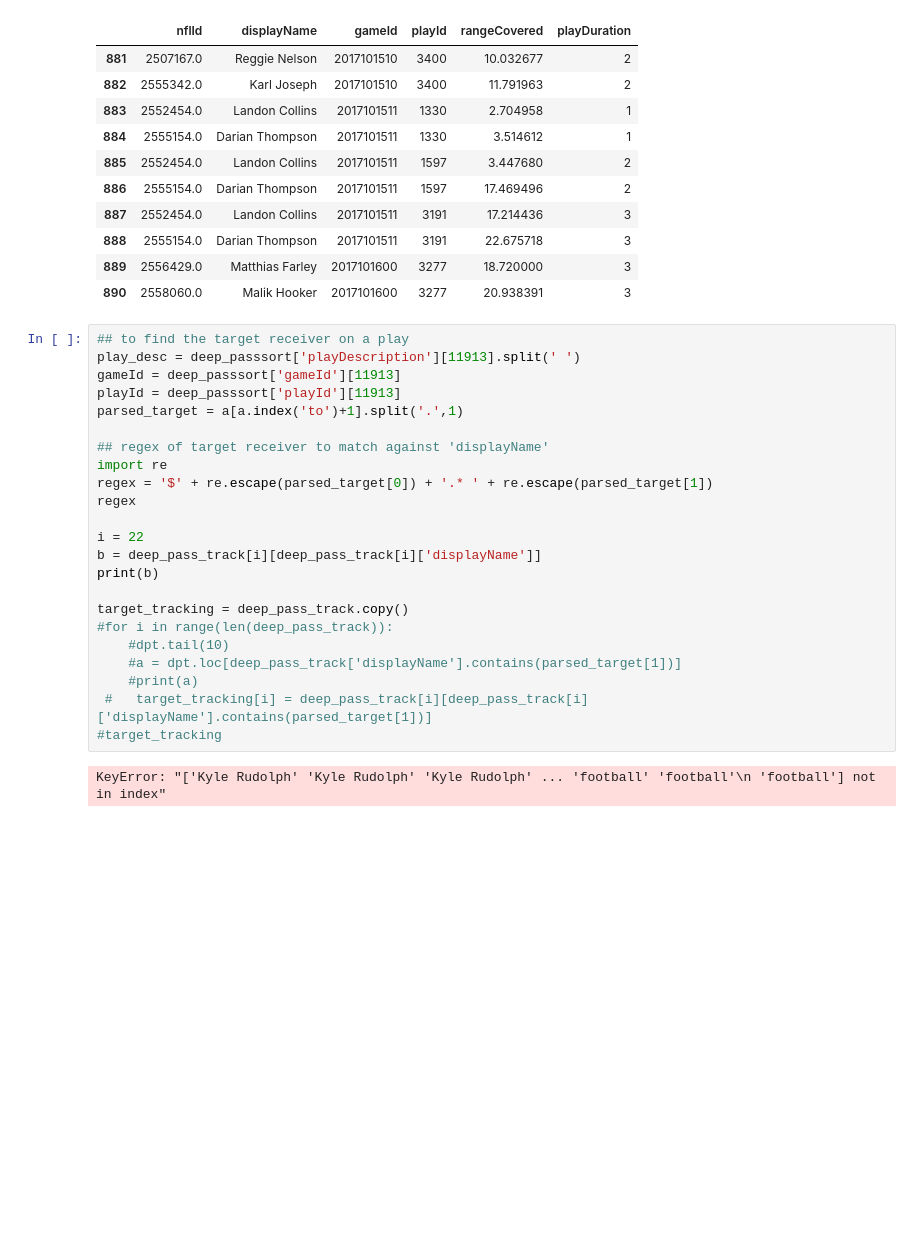
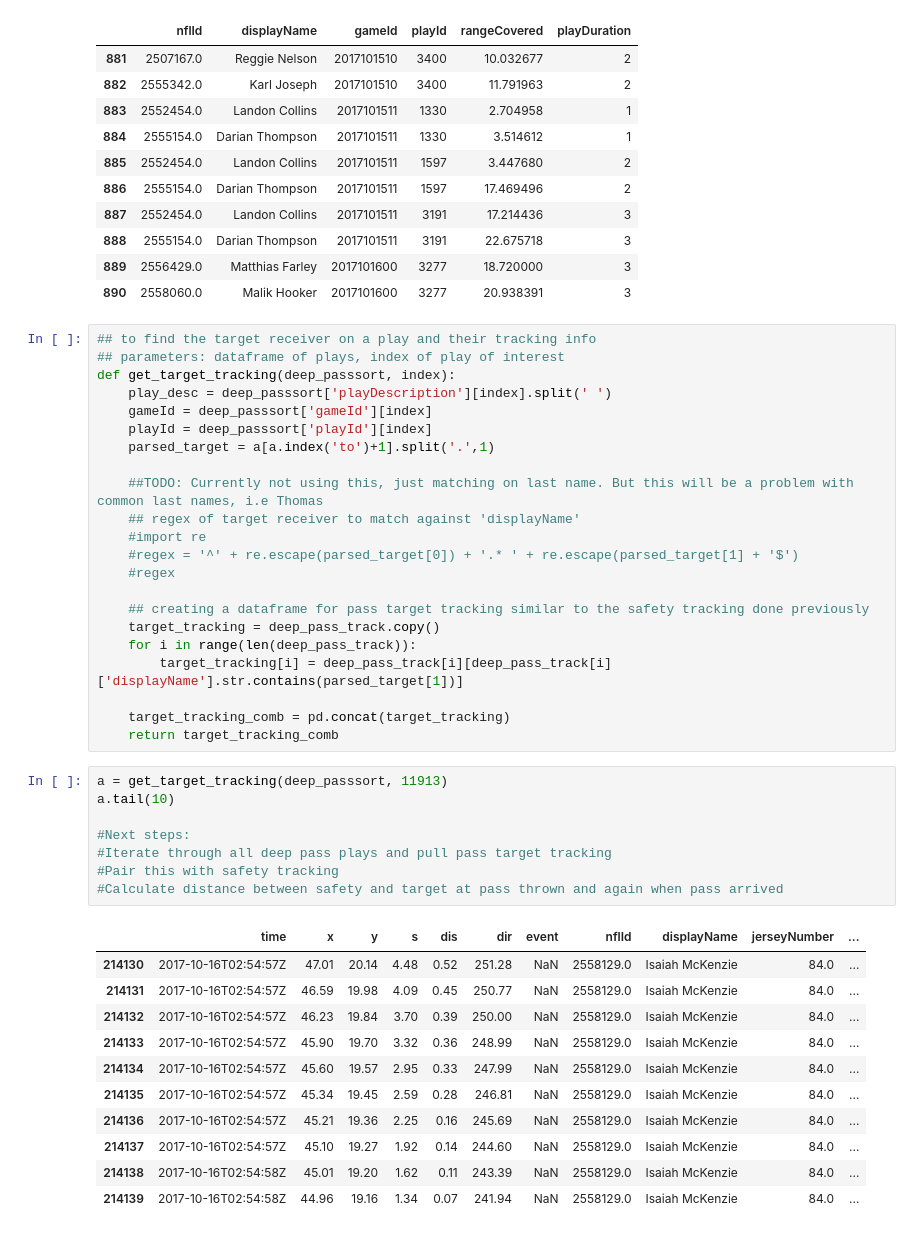
Before and after one commit to krao2018/nfl_bdb, a Jupyter notebook: safety_range.ipynb, the cells around one changed output. Cells and saved outputs as stored; diff of their text form; blank space fills up the shorter version.

Commit message:
Add files via upload
Obtained pass target tracking data

```diff
--- a/safety_range.ipynb
+++ b/safety_range.ipynb
@@ -175,27 +187,44 @@ safety_range.tail(10)
 | 889 | 2556429.0 | Matthias Farley | 2017101600 | 3277 | 18.720000 | 3 |
 | 890 | 2558060.0 | Malik Hooker | 2017101600 | 3277 | 20.938391 | 3 |
 # %%
-## to find the target receiver on a play
-play_desc = deep_passsort['playDescription'][11913].split(' ')
-gameId = deep_passsort['gameId'][11913]
-playId = deep_passsort['playId'][11913]
-parsed_target = a[a.index('to')+1].split('.',1)
+## to find the target receiver on a play and their tracking info
+## parameters: dataframe of plays, index of play of interest
+def get_target_tracking(deep_passsort, index):
+    play_desc = deep_passsort['playDescription'][index].split(' ')
+    gameId = deep_passsort['gameId'][index]
+    playId = deep_passsort['playId'][index]
+    parsed_target = a[a.index('to')+1].split('.',1)
 
-## regex of target receiver to match against 'displayName'
-import re
-regex = '$' + re.escape(parsed_target[0]) + '.* ' + re.escape(parsed_target[1])
-regex
+    ##TODO: Currently not using this, just matching on last name. But this will be a problem with common last names, i.e Thomas
+    ## regex of target receiver to match against 'displayName'
+    #import re
+    #regex = '^' + re.escape(parsed_target[0]) + '.* ' + re.escape(parsed_target[1] + '$')
+    #regex
 
-i = 22
-b = deep_pass_track[i][deep_pass_track[i]['displayName']]
-print(b)
+    ## creating a dataframe for pass target tracking similar to the safety tracking done previously
+    target_tracking = deep_pass_track.copy()
+    for i in range(len(deep_pass_track)):
+        target_tracking[i] = deep_pass_track[i][deep_pass_track[i]['displayName'].str.contains(parsed_target[1])]
 
-target_tracking = deep_pass_track.copy()
-#for i in range(len(deep_pass_track)):
-    #dpt.tail(10)
-    #a = dpt.loc[deep_pass_track['displayName'].contains(parsed_target[1])]
-    #print(a)
- #   target_tracking[i] = deep_pass_track[i][deep_pass_track[i]['displayName'].contains(parsed_target[1])]
-#target_tracking
+    target_tracking_comb = pd.concat(target_tracking)
+    return target_tracking_comb
-# %% [output]
-KeyError: "['Kyle Rudolph' 'Kyle Rudolph' 'Kyle Rudolph' ... 'football' 'football'\n 'football'] not in index"
+# %%
+a = get_target_tracking(deep_passsort, 11913)
+a.tail(10)
+
+#Next steps:
+#Iterate through all deep pass plays and pull pass target tracking
+#Pair this with safety tracking
+#Calculate distance between safety and target at pass thrown and again when pass arrived
+# %% [output]
+|  | time | x | y | s | dis | dir | event | nflId | displayName | jerseyNumber | ... |
+| 214130 | 2017-10-16T02:54:57Z | 47.01 | 20.14 | 4.48 | 0.52 | 251.28 | NaN | 2558129.0 | Isaiah McKenzie | 84.0 | ... |
+| 214131 | 2017-10-16T02:54:57Z | 46.59 | 19.98 | 4.09 | 0.45 | 250.77 | NaN | 2558129.0 | Isaiah McKenzie | 84.0 | ... |
+| 214132 | 2017-10-16T02:54:57Z | 46.23 | 19.84 | 3.70 | 0.39 | 250.00 | NaN | 2558129.0 | Isaiah McKenzie | 84.0 | ... |
+| 214133 | 2017-10-16T02:54:57Z | 45.90 | 19.70 | 3.32 | 0.36 | 248.99 | NaN | 2558129.0 | Isaiah McKenzie | 84.0 | ... |
+| 214134 | 2017-10-16T02:54:57Z | 45.60 | 19.57 | 2.95 | 0.33 | 247.99 | NaN | 2558129.0 | Isaiah McKenzie | 84.0 | ... |
+| 214135 | 2017-10-16T02:54:57Z | 45.34 | 19.45 | 2.59 | 0.28 | 246.81 | NaN | 2558129.0 | Isaiah McKenzie | 84.0 | ... |
+| 214136 | 2017-10-16T02:54:57Z | 45.21 | 19.36 | 2.25 | 0.16 | 245.69 | NaN | 2558129.0 | Isaiah McKenzie | 84.0 | ... |
+| 214137 | 2017-10-16T02:54:57Z | 45.10 | 19.27 | 1.92 | 0.14 | 244.60 | NaN | 2558129.0 | Isaiah McKenzie | 84.0 | ... |
+| 214138 | 2017-10-16T02:54:58Z | 45.01 | 19.20 | 1.62 | 0.11 | 243.39 | NaN | 2558129.0 | Isaiah McKenzie | 84.0 | ... |
+| 214139 | 2017-10-16T02:54:58Z | 44.96 | 19.16 | 1.34 | 0.07 | 241.94 | NaN | 2558129.0 | Isaiah McKenzie | 84.0 | ... |
```
Also changed, not shown: parts of 1 cell of this notebook.
